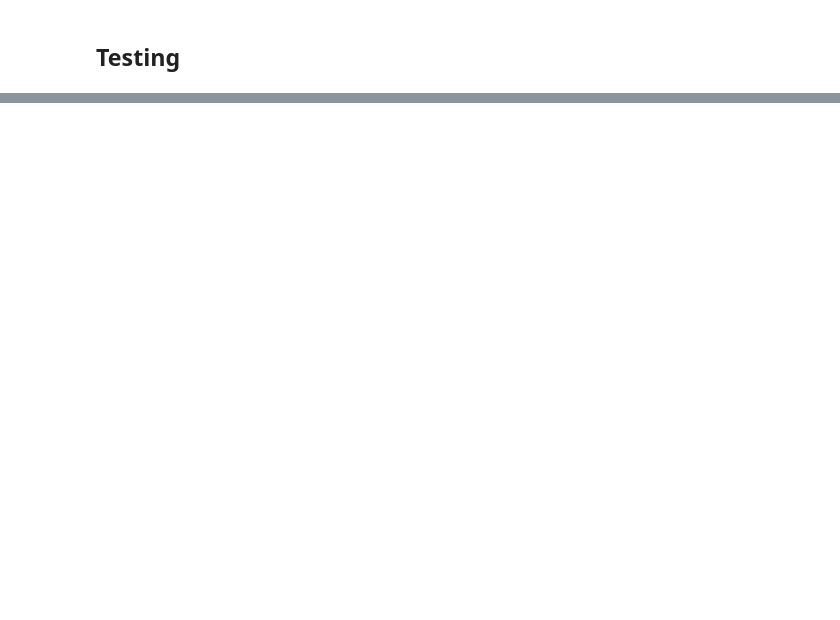
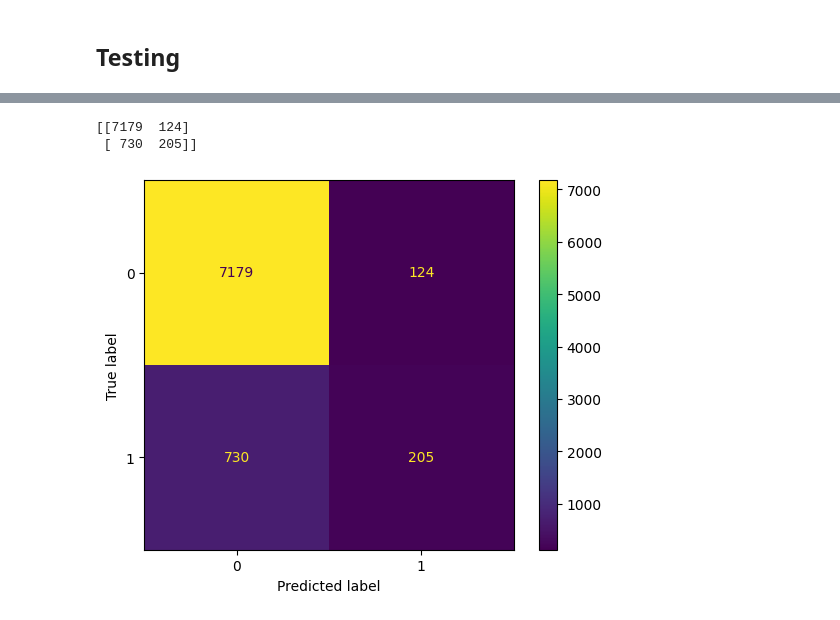
Before and after one commit to dataemperor/Bank-Marketing-Classification, a Jupyter notebook: neural_network.ipynb, the cells around one changed output, grey strips where cells are left out. Drawn from its saved outputs; the diff is of its cells as text; code cells hidden in the pictures; blank space fills up the shorter version.

```diff
--- a/neural_network.ipynb
+++ b/neural_network.ipynb
@@ -147,0 +152,10 @@ weighted avg       0.89      0.91      0.89      8238
+# %%
+model_confusion_matrix = confusion_matrix(y_test, predictions)
+print(model_confusion_matrix)
+confusion_matrix_display = metrics.ConfusionMatrixDisplay(confusion_matrix=model_confusion_matrix)
+confusion_matrix_display.plot()
+plt.show()
+# %% [output]
+[[7179  124]
+ [ 730  205]]
+[figure, added]
```
Also changed, not shown: parts of 18 cells of this notebook.
